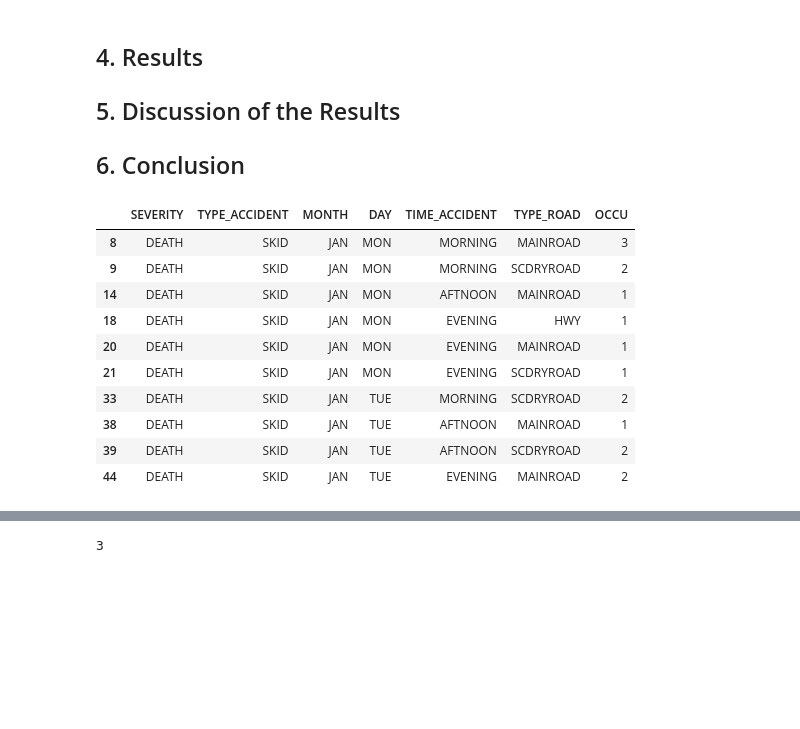
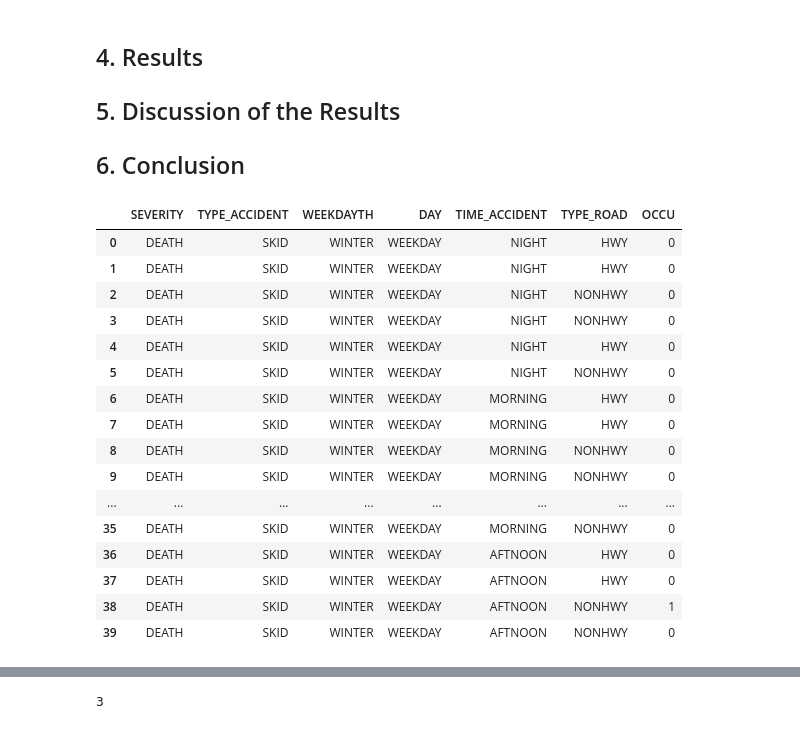
Before and after one commit to CGIBM/Coursera_Capstone, a Jupyter notebook: Coursera_Capstone.ipynb, the cells around one changed output, grey strips where cells are left out. Saved outputs shown, nothing was run; the diff lists cells and outputs as text; code cells hidden in the pictures; blank space fills up the shorter version.

```diff
--- a/Coursera_Capstone.ipynb
+++ b/Coursera_Capstone.ipynb
@@ -234,19 +230,25 @@ plt.imshow(img,interpolation='nearest')
 
 ## 6. Conclusion
 # %%
-my_data[0:10]
+my_data[0:40]
 # %% [output]
-|  | SEVERITY | TYPE_ACCIDENT | MONTH | DAY | TIME_ACCIDENT | TYPE_ROAD | OCCU |
-| 8 | DEATH | SKID | JAN | MON | MORNING | MAINROAD | 3 |
-| 9 | DEATH | SKID | JAN | MON | MORNING | SCDRYROAD | 2 |
-| 14 | DEATH | SKID | JAN | MON | AFTNOON | MAINROAD | 1 |
-| 18 | DEATH | SKID | JAN | MON | EVENING | HWY | 1 |
-| 20 | DEATH | SKID | JAN | MON | EVENING | MAINROAD | 1 |
-| 21 | DEATH | SKID | JAN | MON | EVENING | SCDRYROAD | 1 |
-| 33 | DEATH | SKID | JAN | TUE | MORNING | SCDRYROAD | 2 |
-| 38 | DEATH | SKID | JAN | TUE | AFTNOON | MAINROAD | 1 |
-| 39 | DEATH | SKID | JAN | TUE | AFTNOON | SCDRYROAD | 2 |
-| 44 | DEATH | SKID | JAN | TUE | EVENING | MAINROAD | 2 |
+|  | SEVERITY | TYPE_ACCIDENT | WEEKDAYTH | DAY | TIME_ACCIDENT | TYPE_ROAD | OCCU |
+| 0 | DEATH | SKID | WINTER | WEEKDAY | NIGHT | HWY | 0 |
+| 1 | DEATH | SKID | WINTER | WEEKDAY | NIGHT | HWY | 0 |
+| 2 | DEATH | SKID | WINTER | WEEKDAY | NIGHT | NONHWY | 0 |
+| 3 | DEATH | SKID | WINTER | WEEKDAY | NIGHT | NONHWY | 0 |
+| 4 | DEATH | SKID | WINTER | WEEKDAY | NIGHT | HWY | 0 |
+| 5 | DEATH | SKID | WINTER | WEEKDAY | NIGHT | NONHWY | 0 |
+| 6 | DEATH | SKID | WINTER | WEEKDAY | MORNING | HWY | 0 |
+| 7 | DEATH | SKID | WINTER | WEEKDAY | MORNING | HWY | 0 |
+| 8 | DEATH | SKID | WINTER | WEEKDAY | MORNING | NONHWY | 0 |
+| 9 | DEATH | SKID | WINTER | WEEKDAY | MORNING | NONHWY | 0 |
+| ... | ... | ... | ... | ... | ... | ... | ... |
+| 35 | DEATH | SKID | WINTER | WEEKDAY | MORNING | NONHWY | 0 |
+| 36 | DEATH | SKID | WINTER | WEEKDAY | AFTNOON | HWY | 0 |
+| 37 | DEATH | SKID | WINTER | WEEKDAY | AFTNOON | HWY | 0 |
+| 38 | DEATH | SKID | WINTER | WEEKDAY | AFTNOON | NONHWY | 1 |
+| 39 | DEATH | SKID | WINTER | WEEKDAY | AFTNOON | NONHWY | 0 |
 # %%
 occu[0:10]
 # %% [output]
```
Also changed, not shown: parts of 13 cells of this notebook.
